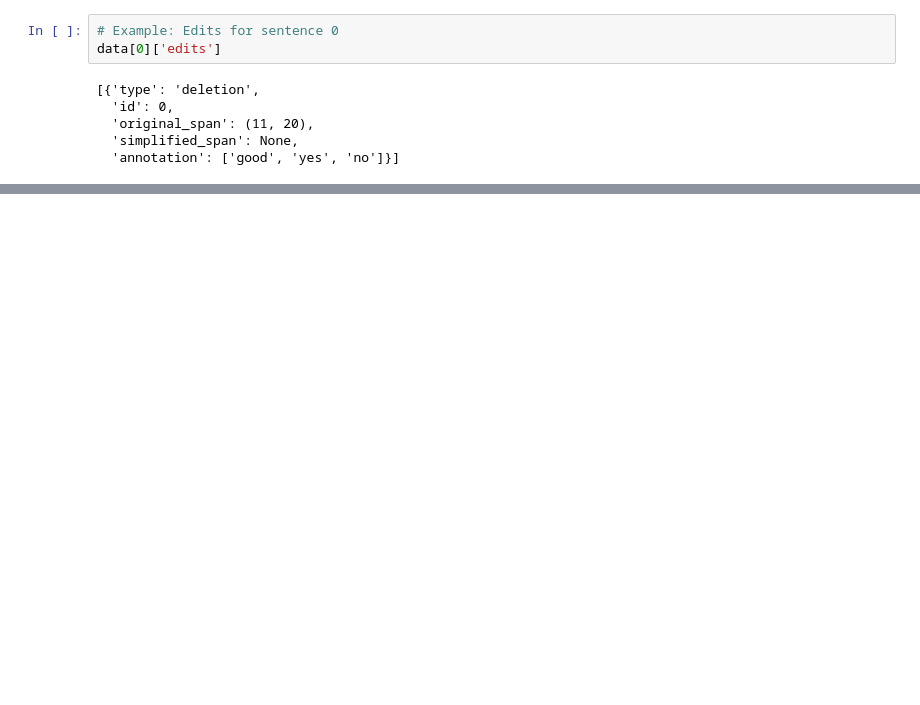
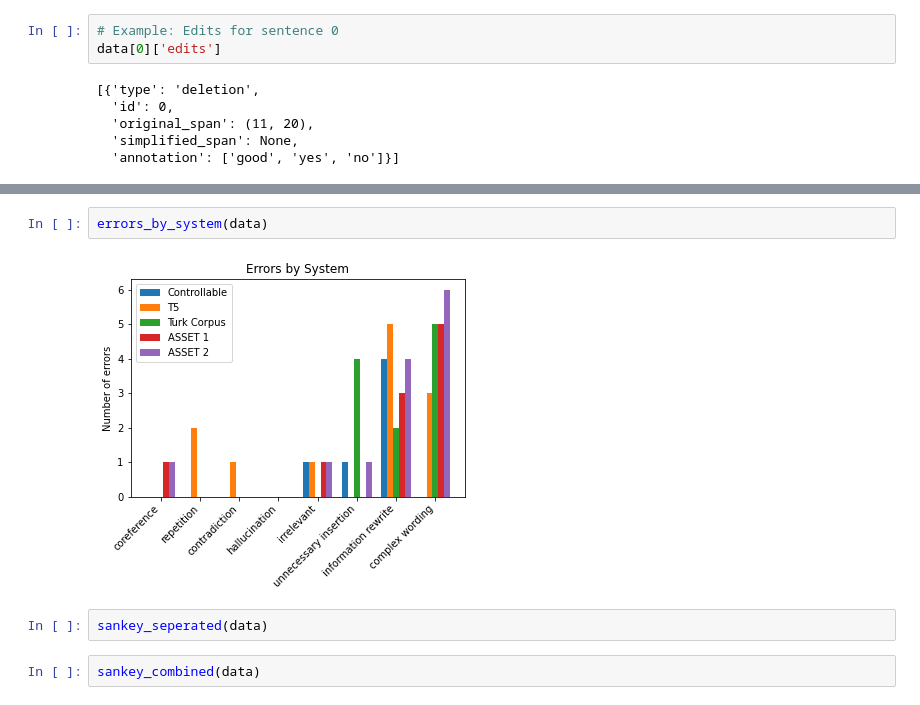
Before and after one commit to Yao-Dou/ts-annotation-tool, a Jupyter notebook: data/analysis/analysis.ipynb, the cells around one changed output, grey strips where cells are left out. Cells and saved outputs as stored; diff of their text form; blank space fills up the shorter version.

```diff
--- a/data/analysis/analysis.ipynb
+++ b/data/analysis/analysis.ipynb
@@ -298,0 +125,8 @@ plt.show()
+# %%
+errors_by_system(data)
+# %% [output]
+[figure, added]
+# %%
+sankey_seperated(data)
+# %%
+sankey_combined(data)
```
Also changed, not shown: parts of 18 cells of this notebook, 9 other files.
